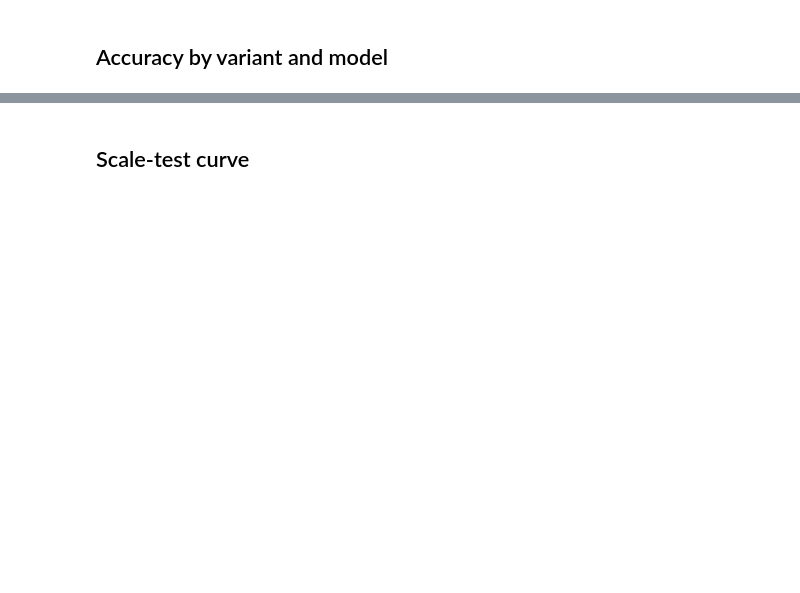
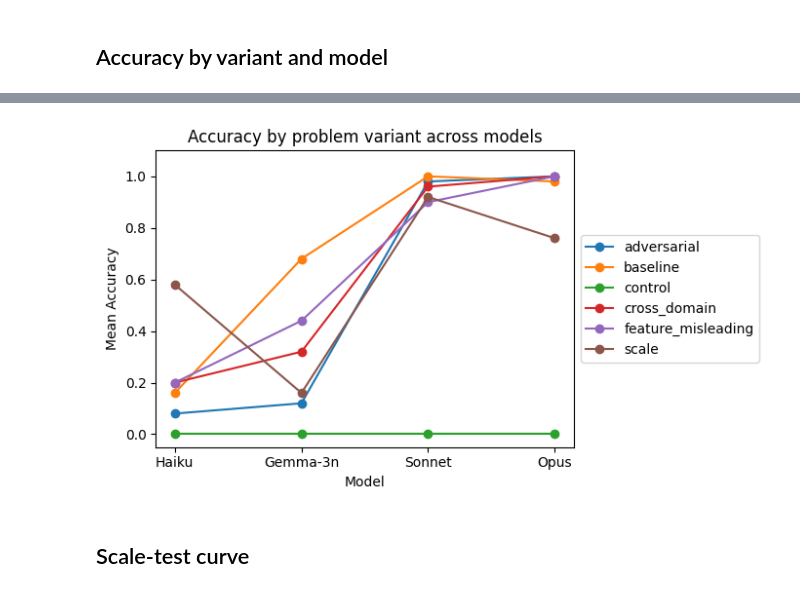
Before and after one commit to poldrack/llm-relations, a Jupyter notebook: analysis/report.ipynb, the cells around one changed output, grey strips where cells are left out. Saved outputs shown, nothing was run; the diff lists cells and outputs as text; code cells hidden in the pictures; blank space fills up the shorter version.

Commit message:
lost of claude changes

```diff
--- a/analysis/report.ipynb
+++ b/analysis/report.ipynb
@@ -31,3 +47,35 @@ display_pivot
+# %%
+model_order = [
+    "claude-haiku-4-5-20251001",
+    "lmstudio:google/gemma-3n-e4b",
+    "claude-sonnet-4-6",
+    "claude-opus-4-7",
+]
+model_labels = ["Haiku", "Gemma-3n", "Sonnet", "Opus"]
+
+# Mean accuracy per (variant, model), averaged over problem instances
+acc = (
+    summary.groupby(["variant", "model"], as_index=False)["accuracy"]
+    .mean()
+)
+
+fig, ax = plt.subplots(figsize=(7, 4))
+for variant, grp in acc.groupby("variant"):
+    grp = grp.set_index("model").reindex(model_order)
+    ax.plot(
+        model_labels, grp["accuracy"].values,
+        marker="o", label=variant,
+    )
+
+ax.set_xlabel("Model")
+ax.set_ylabel("Mean Accuracy")
+ax.set_ylim(-0.05, 1.1)
+ax.set_title("Accuracy by problem variant across models")
+ax.legend(loc="center left", bbox_to_anchor=(1.0, 0.5))
+fig.tight_layout()
+plt.show()
+# %% [output]
+[figure, added]
 # %% [markdown]
 ## Scale-test curve
 # %%
```
Also changed, not shown: parts of 6 cells of this notebook, 40 other files.
